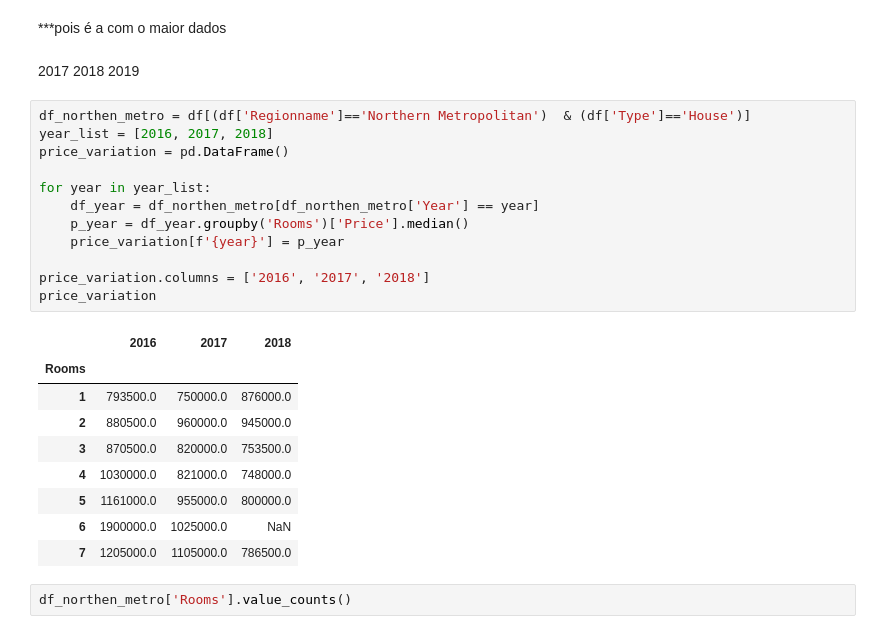
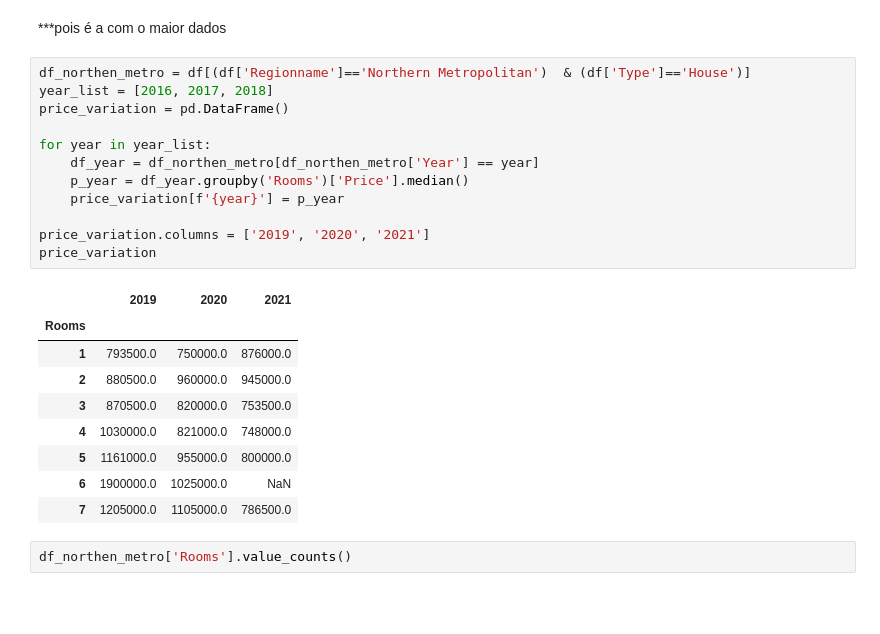
Before and after one commit to Riguini/Melbourne-Housing-Snapshot, a Jupyter notebook: Notebooks/Melbourne_Housing_Dataset.ipynb, the cells around one changed output. Saved outputs shown, nothing was run; the diff lists cells and outputs as text; blank space fills up the shorter version.

```diff
--- a/Notebooks/Melbourne_Housing_Dataset.ipynb
+++ b/Notebooks/Melbourne_Housing_Dataset.ipynb
@@ -711,22 +703,20 @@ price_variation
 Para os imoveis do tipo "House", na região de Northen Metropolitan, para os anos de 2019, 2020, 2021.
 # %% [markdown]
 ***pois é a com o maior dados
-# %% [markdown]
-2017 2018 2019
 # %%
 df_northen_metro = df[(df['Regionname']=='Northern Metropolitan')  & (df['Type']=='House')]
 year_list = [2016, 2017, 2018]
 price_variation = pd.DataFrame()
 
 for year in year_list:
     df_year = df_northen_metro[df_northen_metro['Year'] == year]
     p_year = df_year.groupby('Rooms')['Price'].median()
     price_variation[f'{year}'] = p_year
 
-price_variation.columns = ['2016', '2017', '2018']
+price_variation.columns = ['2019', '2020', '2021']
 price_variation
 # %% [output]
-|  | 2016 | 2017 | 2018 |
+|  | 2019 | 2020 | 2021 |
 | Rooms |  |  |  |
 | 1 | 793500.0 | 750000.0 | 876000.0 |
 | 2 | 880500.0 | 960000.0 | 945000.0 |
```
Also changed, not shown: parts of 9 cells of this notebook.
